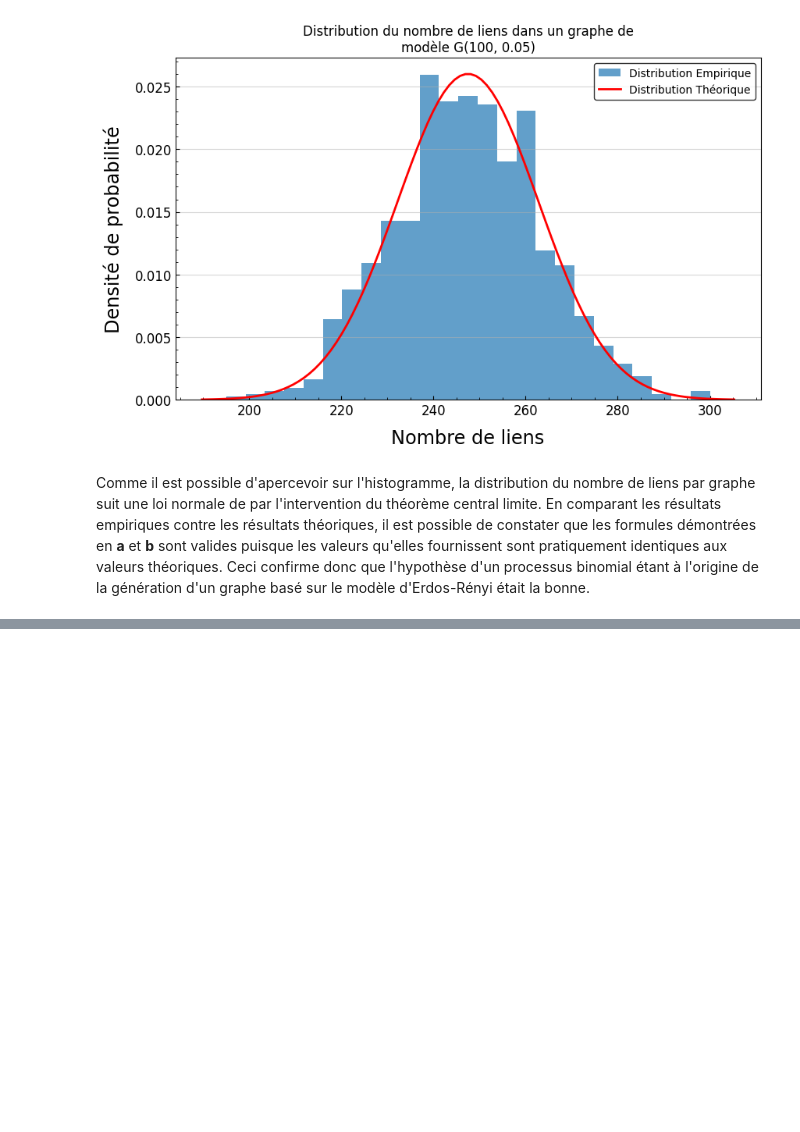
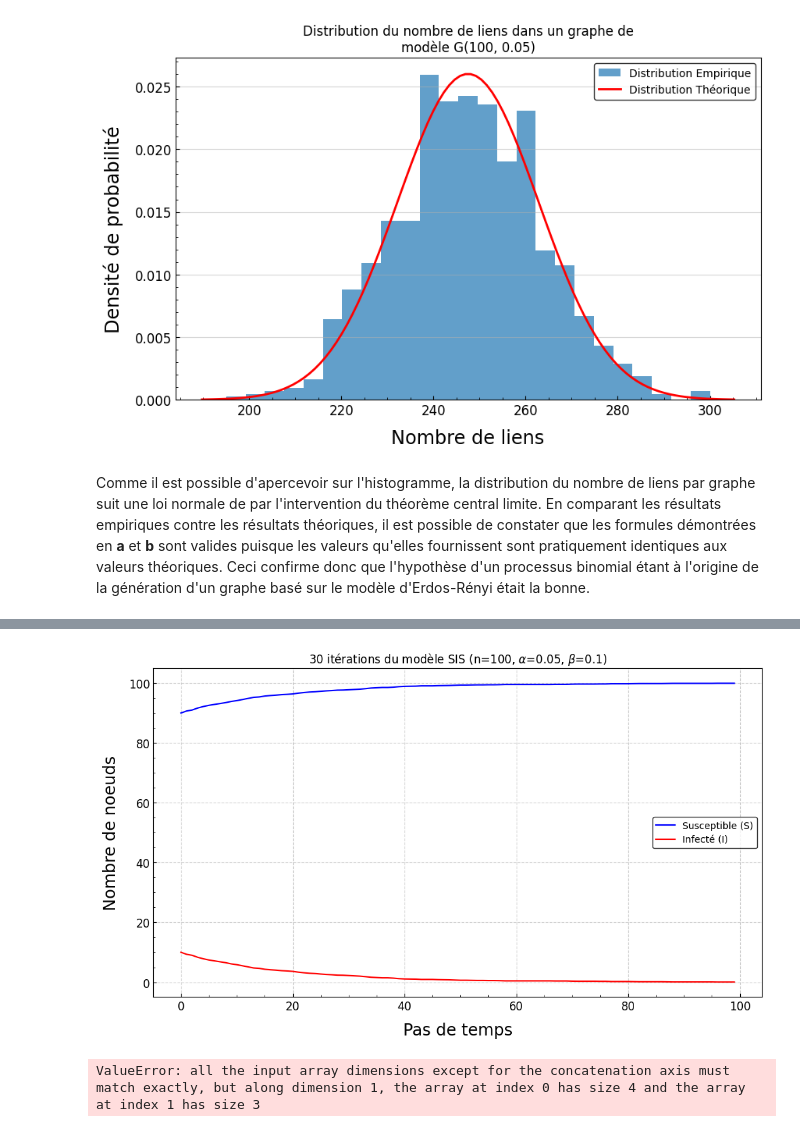
Before and after one commit to Antetokounpo/PhysNum-TP, a Jupyter notebook: TP4/TP4_FrancoisBedard_ThomasDesmarais_AntoineReid.ipynb, the cells around one changed output, grey strips where cells are left out. Drawn from its saved outputs; the diff is of its cells as text; code cells hidden in the pictures; blank space fills up the shorter version.

```diff
--- a/TP4/TP4_FrancoisBedard_ThomasDesmarais_AntoineReid.ipynb
+++ b/TP4/TP4_FrancoisBedard_ThomasDesmarais_AntoineReid.ipynb
@@ -358,0 +359,6 @@ Comme il est possible d'apercevoir sur l'histogramme, la distribution du nombre
+# %%
+import random
+import numpy as np
+import matplotlib.pyplot as plt
+import networkx as nx
+plt.style.use('https://raw.githubusercontent.com/dccote/Enseignement/master/SRC/dccote-basic.mplstyle')
@@ -358,0 +464,25 @@ Comme il est possible d'apercevoir sur l'histogramme, la distribution du nombre
+# %%
+réseau = nx.read_adjlist("reseau.adj")
+nombre_noeuds = nx.number_of_nodes(réseau)
+iterations = 30
+properties = 0.05, 0.1, 0.1, 100
+time, s, i = modelStudy(réseau, properties, iterations)
+plt.figure(figsize=(10,6))
+plt.plot(time, s, label="Susceptible (S)", color="blue")
+plt.plot(time, i, label="Infecté (I)", color="red")
+plt.xlabel("Pas de temps")
+plt.ylabel("Nombre de noeuds")
+plt.title(f"{iterations} itérations du modèle SIS (n={nombre_noeuds}, $\\alpha$={0.05}, $\\beta$={0.1})")
+plt.legend()
+plt.grid(True, linestyle="--", alpha=0.6)
+plt.tight_layout()
+plt.show()
+# %% [output]
+[figure, added]
+# %%
+a = [1,2,3,4]
+b=[11,12,13]
+h = np.block([a,b])
+h
+# %% [output]
+ValueError: all the input array dimensions except for the concatenation axis must match exactly, but along dimension 1, the array at index 0 has size 4 and the array at index 1 has size 3
```
Also changed, not shown: parts of 2 cells of this notebook.
